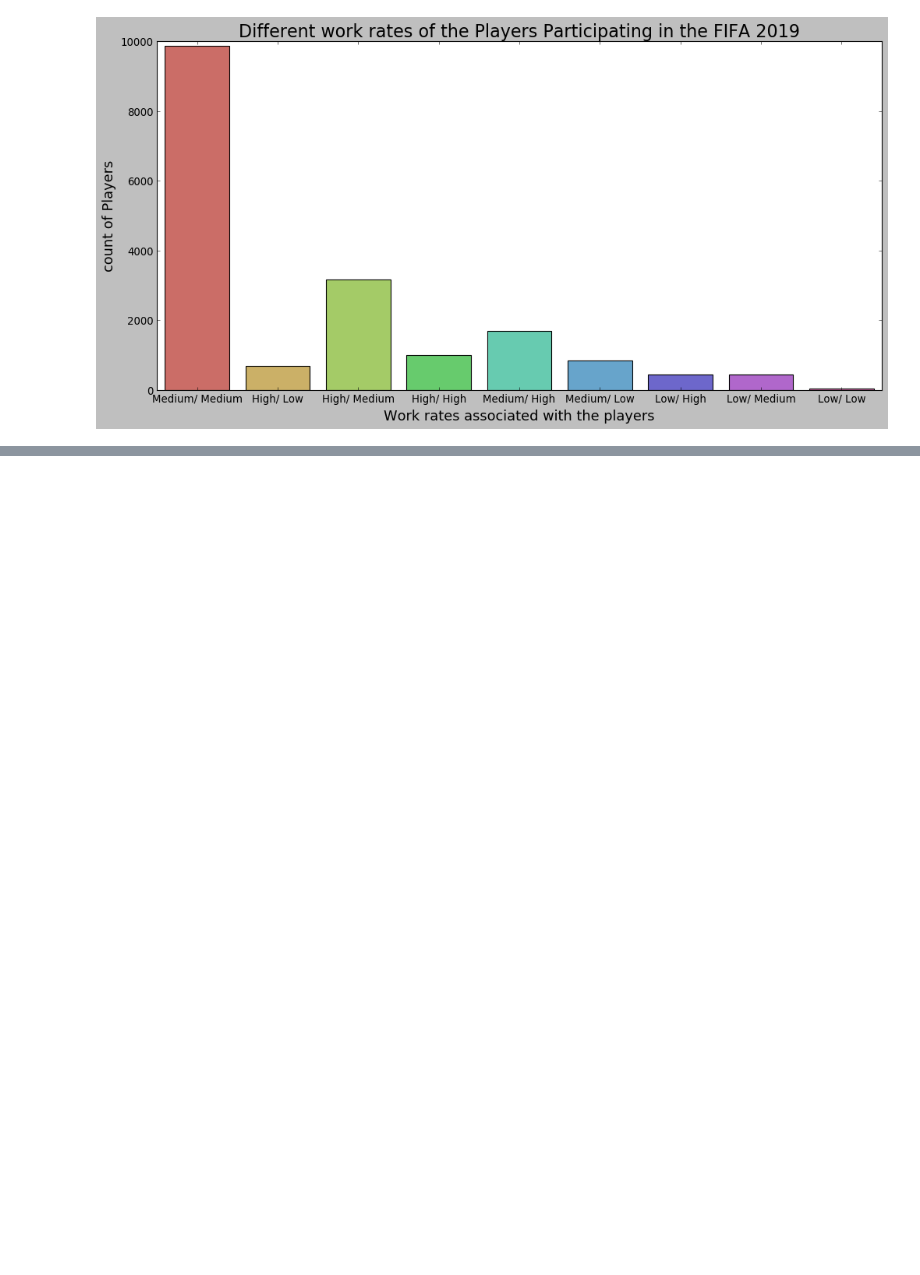
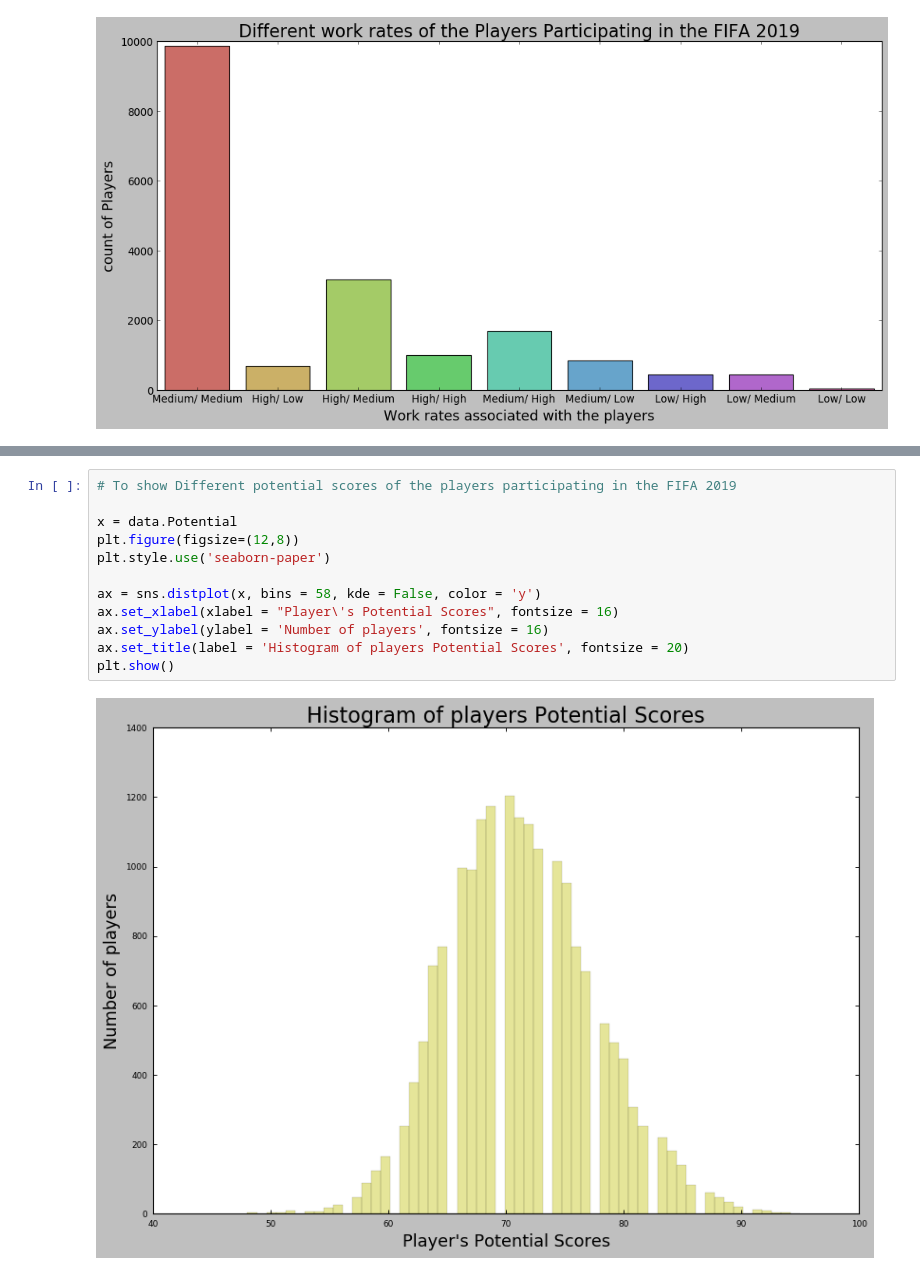
Before and after one commit to SiddarthSamdani/Fifa_Visualization, a Jupyter notebook: Fifa_Visualization.ipynb, the cells around one changed output, grey strips where cells are left out. Cells and saved outputs as stored; diff of their text form; blank space fills up the shorter version.

```diff
--- a/Fifa_Visualization.ipynb
+++ b/Fifa_Visualization.ipynb
@@ -377,0 +392,14 @@ plt.show()
+# %%
+# To show Different potential scores of the players participating in the FIFA 2019
+
+x = data.Potential
+plt.figure(figsize=(12,8))
+plt.style.use('seaborn-paper')
+
+ax = sns.distplot(x, bins = 58, kde = False, color = 'y')
+ax.set_xlabel(xlabel = "Player\'s Potential Scores", fontsize = 16)
+ax.set_ylabel(ylabel = 'Number of players', fontsize = 16)
+ax.set_title(label = 'Histogram of players Potential Scores', fontsize = 20)
+plt.show()
+# %% [output]
+[figure, added]
```
Also changed, not shown: parts of 4 cells of this notebook.
